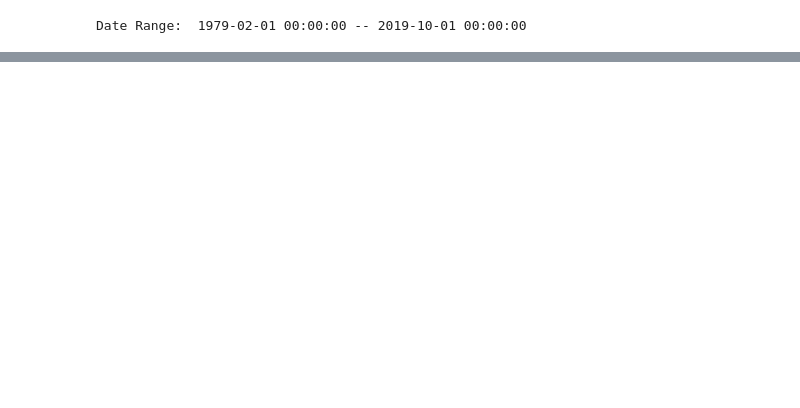
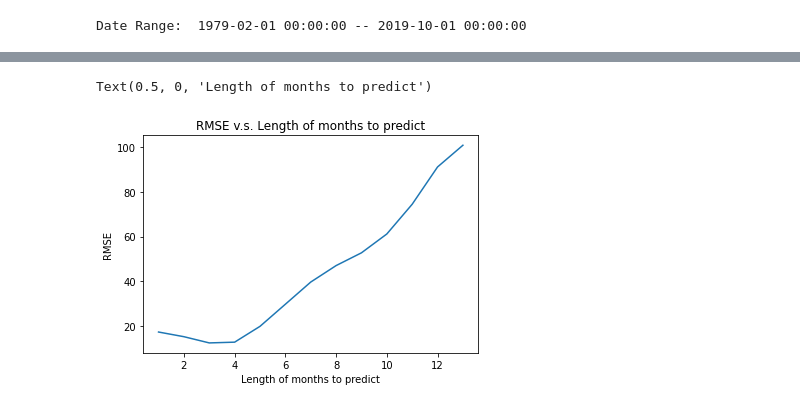
Before and after one commit to chenxd2/DSI-KPMG-Capstone, a Jupyter notebook: Auto_VAR_Class.ipynb, the cells around one changed output, grey strips where cells are left out. Saved outputs shown, nothing was run; the diff lists cells and outputs as text; code cells hidden in the pictures; blank space fills up the shorter version.

```diff
--- a/Auto_VAR_Class.ipynb
+++ b/Auto_VAR_Class.ipynb
@@ -199,0 +186,7 @@ model predictors: ['SP500-EPS-Index' 'IndustrialProduction' 'CPIFABSL'
+# %%
+rmse_list = []
+for n in range(1,14):
+    d = '2018-10-01 00:00:00'
+    l = 15
+    var_model.run(pred_begin_date=d, n=n, maxlag=l, if_gc=False)
+    rmse_list.append(var_model.rmse)
@@ -199,0 +211,9 @@ model predictors: ['SP500-EPS-Index' 'IndustrialProduction' 'CPIFABSL'
+# %%
+import matplotlib.pyplot as plt
+plt.plot(range(1,14),rmse_list)
+plt.title('RMSE v.s. Length of months to predict')
+plt.ylabel('RMSE')
+plt.xlabel("Length of months to predict")
+# %% [output]
+Text(0.5, 0, 'Length of months to predict')
+[figure, added]
```
Also changed, not shown: parts of 3 cells of this notebook.
